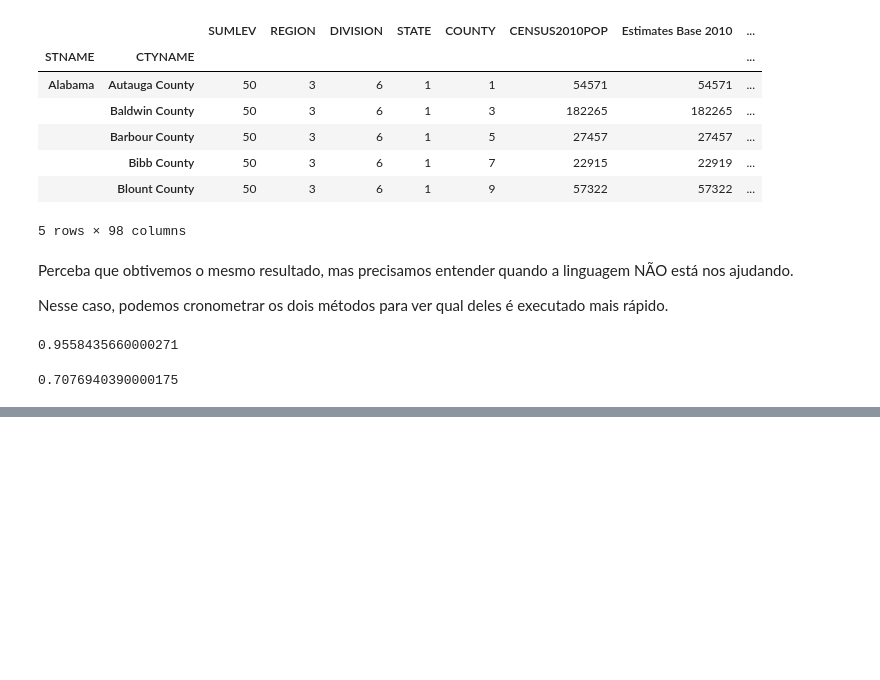
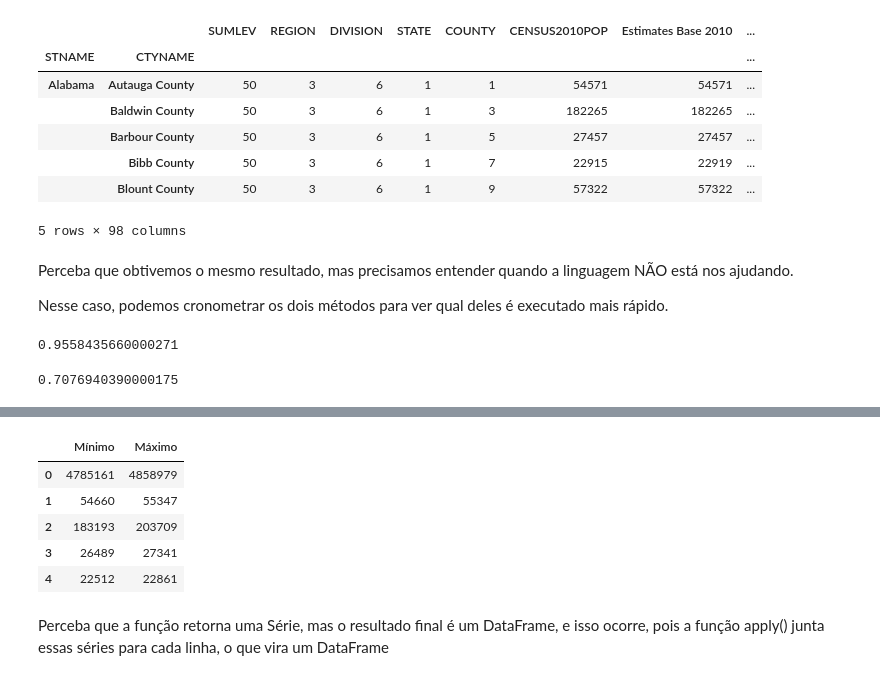
Before and after one commit to pedrozenatte/ciencia-de-dados-estudo, a Jupyter notebook: introducao-ciencia-de-dados/modulo-1/28_expressoes_idiomaticas.ipynb, the cells around one changed output, grey strips where cells are left out. Drawn from its saved outputs; the diff is of its cells as text; code cells hidden in the pictures; blank space fills up the shorter version.

```diff
--- a/introducao-ciencia-de-dados/modulo-1/28_expressoes_idiomaticas.ipynb
+++ b/introducao-ciencia-de-dados/modulo-1/28_expressoes_idiomaticas.ipynb
@@ -136,0 +144,41 @@ Perceba que houve um trade off entre tempo e legibilidade, uma vez que a segunda
+# %%
+# Vamos a um exemplo com a base de dados do censo novamente. Nesse caso, temos cinco colunas para estimativas populacionais, com cada coluna correspondendo a um ano de estimativas. É bastante razoável querer criar algumas novas colunas para valores mínimos ou máximos, e a função apply é uma maneira fácil de fazer isso.
+
+# Primeiro, precisamos escrever uma função que receba uma linha específica de dados, encontreum valor mínimo e máximo, e retorne uma nova linha a partir dela. Chamaremos essa função de min_max.
+
+def min_max(linha: pd.Series):
+    # Vamos selecionar apenas as colunas que importam (lembrando que quando passamos uma linha de um DataFrame, ela vem no formato de Série)
+    dados = linha[['POPESTIMATE2010',
+                   'POPESTIMATE2011',
+                   'POPESTIMATE2012',
+                   'POPESTIMATE2013',
+                   'POPESTIMATE2014',
+                   'POPESTIMATE2015',]]
+    # print('Dados', dados)
+
+    return pd.Series({'Mínimo': np.min(dados), 'Máximo': np.max(dados)})
+# %%
+# Agora só precisamos chamar a função apply() no DataFrame.
+# Apply() assume a função e o eixo (axis) no qual operar como parâmetros.
+
+# Atenção importante:
+# axis NÃO representa diretamente "linhas" ou "colunas",
+# mas sim o eixo ao longo do qual a operação será executada.
+#
+# axis = 0  → a função será aplicada em cada COLUNA.
+# axis = 1  → a função será aplicada em cada LINHA.
+#
+# Outra forma equivalente de escrever:
+# axis = 'index'   → aplica por coluna (mesmo que axis=0)
+# axis = 'columns' → aplica por linha (mesmo que axis=1)
+
+df.apply(min_max, axis = 'columns').head()
+# %% [output]
+|  | Mínimo | Máximo |
+| 0 | 4785161 | 4858979 |
+| 1 | 54660 | 55347 |
+| 2 | 183193 | 203709 |
+| 3 | 26489 | 27341 |
+| 4 | 22512 | 22861 |
+# %% [markdown]
+Perceba que a função retorna uma Série, mas o resultado final é um DataFrame, e isso ocorre, pois a função apply() junta essas séries para cada linha, o que vira um DataFrame
```
Also changed, not shown: parts of 10 cells of this notebook, 1 other file.
